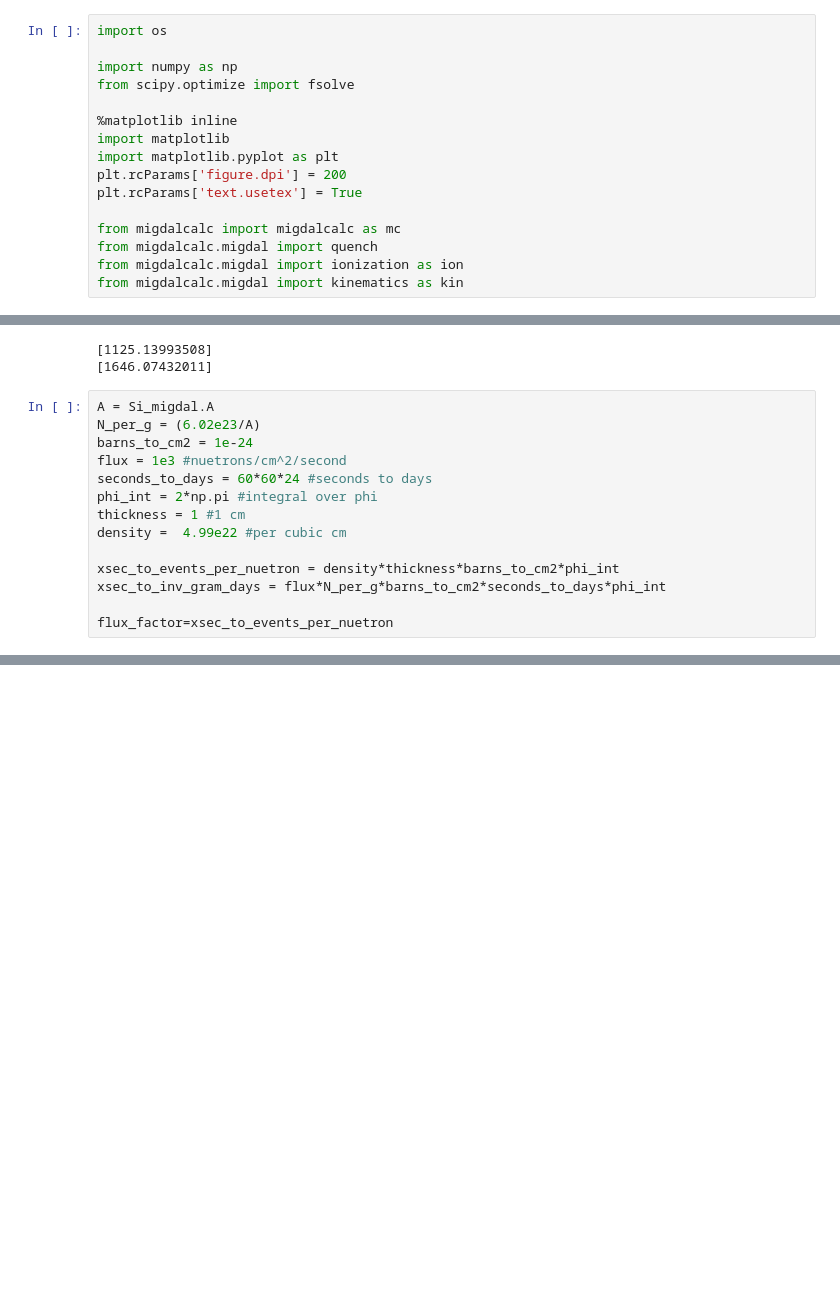
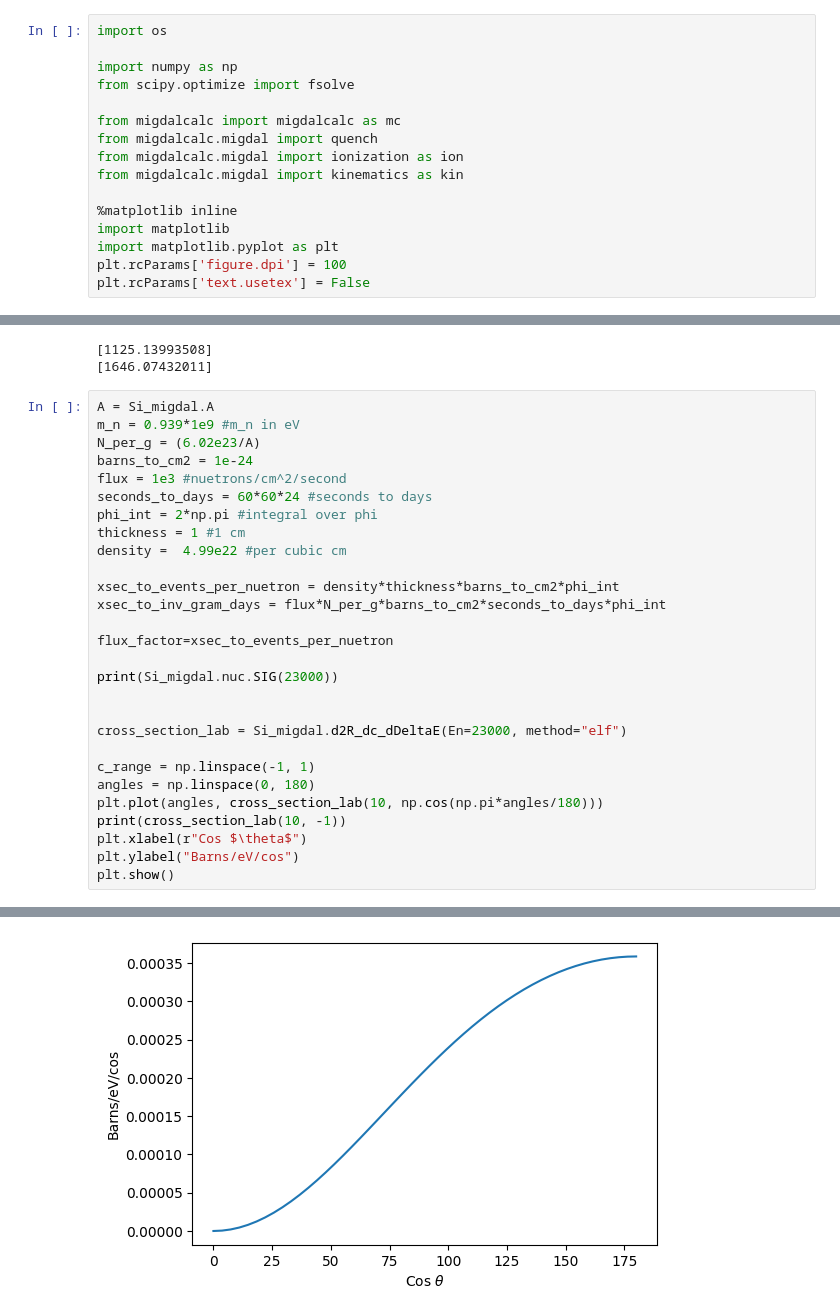
Before and after one commit to Duncan-Adams/MigdalCalc, a Jupyter notebook: Si_angular_analysis.ipynb, the cells around one changed output, grey strips where cells are left out. Saved outputs shown, nothing was run; the diff lists cells and outputs as text; blank space fills up the shorter version.

```diff
--- a/Si_angular_analysis.ipynb
+++ b/Si_angular_analysis.ipynb
@@ -4,16 +4,16 @@ import os
 import numpy as np
 from scipy.optimize import fsolve
 
-%matplotlib inline
-import matplotlib
-import matplotlib.pyplot as plt
-plt.rcParams['figure.dpi'] = 200
-plt.rcParams['text.usetex'] = True
-
 from migdalcalc import migdalcalc as mc
 from migdalcalc.migdal import quench
 from migdalcalc.migdal import ionization as ion
 from migdalcalc.migdal import kinematics as kin
+
+%matplotlib inline
+import matplotlib
+import matplotlib.pyplot as plt
+plt.rcParams['figure.dpi'] = 100
+plt.rcParams['text.usetex'] = False
 # %%
 Si_migdal = mc.migdalcalc(target="Si-28", nuclear_data_name="jeff33")
 # %%
@@ -30,6 +30,7 @@ print(fsolve(lambda E: YS(E)*E - 240, 2000))
 [1646.07432011]
 # %%
 A = Si_migdal.A
+m_n = 0.939*1e9 #m_n in eV
 N_per_g = (6.02e23/A)
 barns_to_cm2 = 1e-24
 flux = 1e3 #nuetrons/cm^2/second
@@ -42,3 +43,17 @@ xsec_to_events_per_nuetron = density*thickness*barns_to_cm2*phi_int
 xsec_to_inv_gram_days = flux*N_per_g*barns_to_cm2*seconds_to_days*phi_int
 
 flux_factor=xsec_to_events_per_nuetron
+
+print(Si_migdal.nuc.SIG(23000))
+
+
+cross_section_lab = Si_migdal.d2R_dc_dDeltaE(En=23000, method="elf")
+
+c_range = np.linspace(-1, 1)
+angles = np.linspace(0, 180)
+plt.plot(angles, cross_section_lab(10, np.cos(np.pi*angles/180)))
+print(cross_section_lab(10, -1))
+plt.xlabel(r"Cos $\theta$")
+plt.ylabel("Barns/eV/cos")
+plt.show()
+# %% [output]
@@ -45 +62,2 @@ flux_factor=xsec_to_events_per_nuetron
+[figure, added]
 # %%
```
Also changed, not shown: parts of 2 cells of this notebook, 32 other files.
